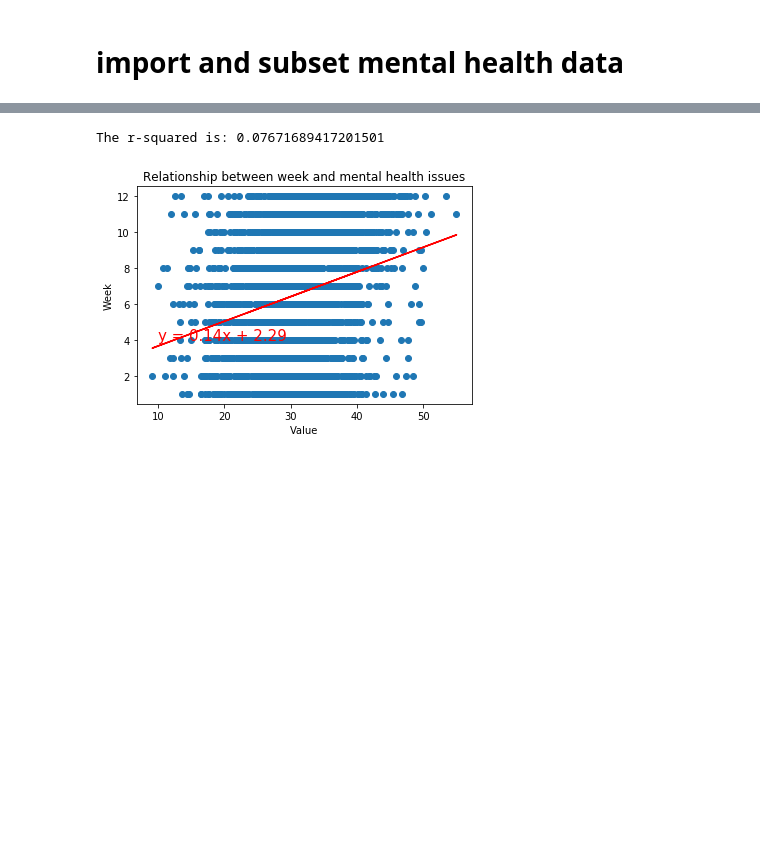
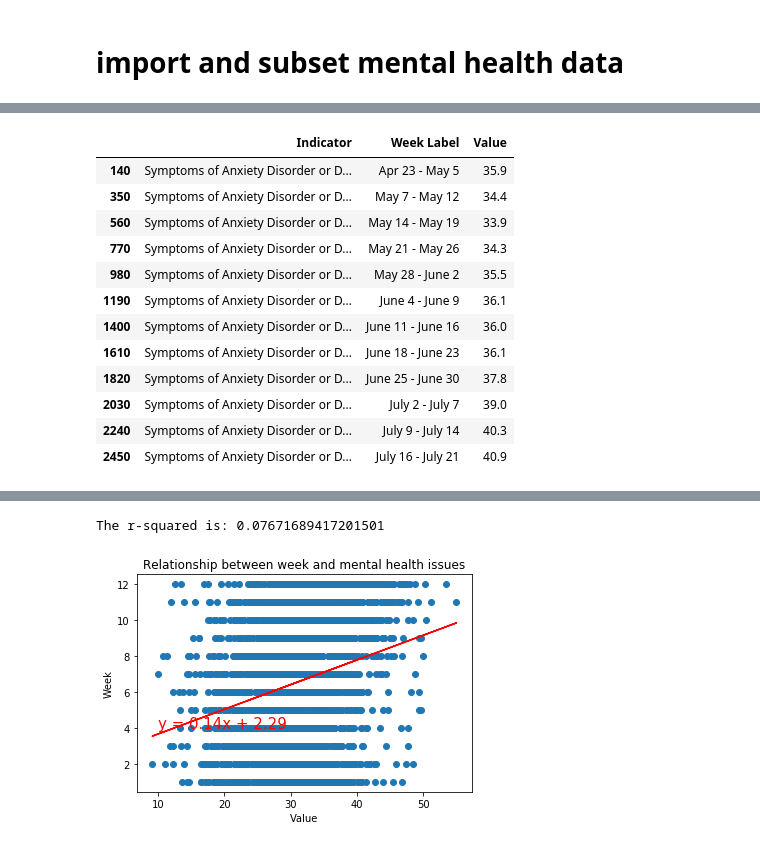
Before and after one commit to Kthomas09/GWU-Project-1, a Jupyter notebook: Final_data_linear_analysis.ipynb, the cells around one changed output, grey strips where cells are left out. Saved outputs shown, nothing was run; the diff lists cells and outputs as text; code cells hidden in the pictures; blank space fills up the shorter version.

```diff
--- a/Final_data_linear_analysis.ipynb
+++ b/Final_data_linear_analysis.ipynb
@@ -35,0 +121,20 @@ array(['National Estimate', 'By Age', 'By Gender',
+# %%
+#creating a dataframe with indicator"Symptoms of Anxiety Disorder or Depressive Disorder"
+new_nat_df2 = new_nat_df.loc[(new_nat_df['Indicator'] == 'Symptoms of Anxiety Disorder or Depressive Disorder')&
+                     (new_nat_df['Week Label'])
+                     & (new_nat_df['Value'])]
+new_nat_df2
+# %% [output]
+|  | Indicator | Week Label | Value |
+| 140 | Symptoms of Anxiety Disorder or D... | Apr 23 - May 5 | 35.9 |
+| 350 | Symptoms of Anxiety Disorder or D... | May 7 - May 12 | 34.4 |
+| 560 | Symptoms of Anxiety Disorder or D... | May 14 - May 19 | 33.9 |
+| 770 | Symptoms of Anxiety Disorder or D... | May 21 - May 26 | 34.3 |
+| 980 | Symptoms of Anxiety Disorder or D... | May 28 - June 2 | 35.5 |
+| 1190 | Symptoms of Anxiety Disorder or D... | June 4 - June 9 | 36.1 |
+| 1400 | Symptoms of Anxiety Disorder or D... | June 11 - June 16 | 36.0 |
+| 1610 | Symptoms of Anxiety Disorder or D... | June 18 - June 23 | 36.1 |
+| 1820 | Symptoms of Anxiety Disorder or D... | June 25 - June 30 | 37.8 |
+| 2030 | Symptoms of Anxiety Disorder or D... | July 2 - July 7 | 39.0 |
+| 2240 | Symptoms of Anxiety Disorder or D... | July 9 - July 14 | 40.3 |
+| 2450 | Symptoms of Anxiety Disorder or D... | July 16 - July 21 | 40.9 |
```
Also changed, not shown: parts of 29 cells of this notebook, 1 other file.
